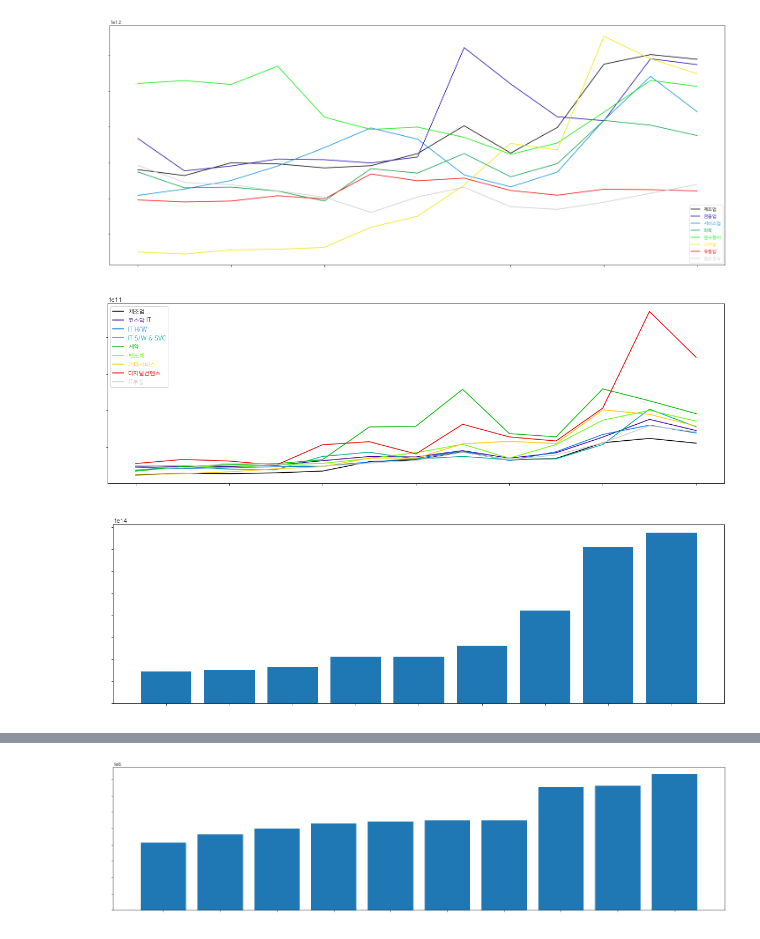
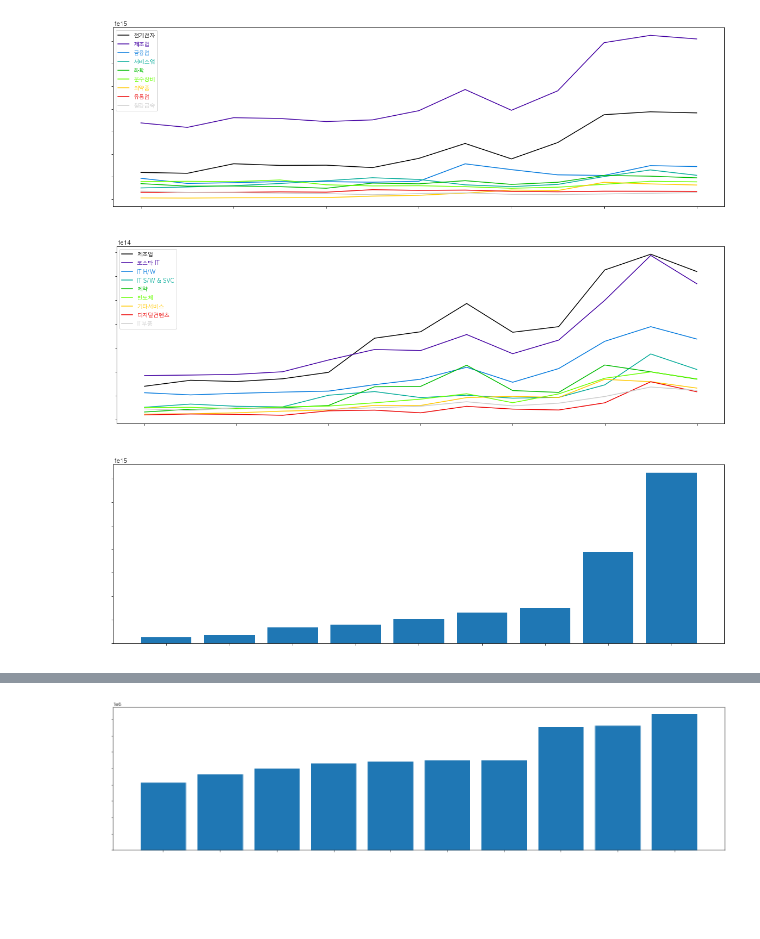
Before and after one commit to limetree06/dataScience, a Jupyter notebook: week3/stockMarket_analytics.ipynb, the cells around one changed output, grey strips where cells are left out. Saved outputs shown, nothing was run; the diff lists cells and outputs as text; code cells hidden in the pictures; blank space fills up the shorter version.

```diff
--- a/week3/stockMarket_analytics.ipynb
+++ b/week3/stockMarket_analytics.ipynb
@@ -20,36 +23,36 @@ KOSPI_tickers = ['1013', '1027', '1021', '1026', '1008', '1015', '1009', '1016',
 KOSDAQ_tickers = ['2012', '2015', '2024', '2026', '2027', '2029', '2031', '2037', '2041', '2042', '2043', '2056', '2058', '2062', '2063', '2065', '2066', '2067', '2068', '2070', '2072', '2074', '2075', '2077', '2151', '2152', '2153', '2154', '2155', '2156', '2157', '2158', '2159', '2160']
 
 ticker_list = KOSPI_tickers
 colormap = plt.cm.nipy_spectral
 colors = [colormap(i) for i in np.linspace(0, 1, len(ticker_list))]
 fig, ax1 = plt.subplots()
 
 KOSPI_list = pd.DataFrame()
 for index, ticker in enumerate(ticker_list):
     pdf = stock.get_index_portfolio_deposit_file(ticker)
 
     df = stock.get_index_ohlcv("20100501", "20220501", ticker, 'y')
     df = df[['상장시가총액']]
-    df[df.columns.name] = df[['상장시가총액']]/len(pdf)
+    df[df.columns.name] = df[['상장시가총액']]
     df = df.drop('상장시가총액', axis=1)
-    plt.rcParams["figure.figsize"] = (25,10)
+    plt.rcParams["figure.figsize"] = (20,6)
     plt.xticks(color='w')
     plt.yticks(color='w')
     ax1.plot(df.index.year, df[[df.columns.name]], label = df.columns.name, color = colors[index])
     KOSPI_list = pd.concat([KOSPI_list, df], axis = 1)
 
 #df = stock.get_index_ohlcv("20100501", "20220501", '1001', 'y')
 #ax2 = ax1.twinx()
 #ax2.plot(df.index.year , df[['시가']], color = 'red',linewidth = 2.0, linestyle = "--")
 
 
 ax1.legend(labelcolor='linecolor')
 plt.rcParams['font.family'] = 'AppleGothic'
 plt.xticks(color='w')
 plt.yticks(color='w')
 plt.show()
 # %% [output]
-[figure, old version]
+[figure, new version]
 # %%
 
 #KOSDAQ_tickers = ['2012', '2015', '2024', '2026', '2027', '2029', '2031', '2037', '2041', '2042', '2043', '2056', '2058', '2062', '2063', '2065', '2066', '2067', '2068', '2070', '2072', '2074', '2075', '2077', '2151', '2152', '2153', '2154', '2155', '2156', '2157', '2158', '2159', '2160']
@@ -66,7 +69,7 @@ for index, ticker in enumerate(ticker_list):
     pdf = stock.get_index_portfolio_deposit_file(ticker)
     df = stock.get_index_ohlcv("20100101", "20220228", ticker, 'y')
     df = df[['상장시가총액']]
-    df[df.columns.name] = df[['상장시가총액']] / len(pdf)
+    df[df.columns.name] = df[['상장시가총액']]
     df = df.drop('상장시가총액', axis=1)
     plt.xticks(color='w')
     plt.yticks(color='w')
@@ -84,10 +87,10 @@ plt.xticks(color='w')
 plt.yticks(color='w')
 plt.show()
 # %% [output]
-[figure, old version]
+[figure, new version]
 # %%
-#KOSPI = KOSPI_list.loc['2021-12-31'].sort_values()[-10:]
-KOSDAQ = KOSDAQ_list.loc['2022-12-31'].sort_values()[-10:]
+KOSPI = KOSPI_list.loc['2021-12-31'].sort_values()[-10:]
+#KOSDAQ = KOSDAQ_list.loc['2022-12-31'].sort_values()[-10:]
 plt.rcParams['font.family'] = 'AppleGothic'
 plt.rcParams["figure.figsize"] = (20,6)
 
@@ -96,12 +99,12 @@ plt.rcParams["figure.figsize"] = (20,6)
 #plt.bar(KOSPI.index.to_list(), KOSPI)
 #plt.show()
 
-plt.bar(KOSDAQ.index.to_list(), KOSDAQ)
+plt.bar(KOSPI.index.to_list(), KOSPI)
 plt.xticks(color='w')
 plt.yticks(color='w')
 plt.show()
 # %% [output]
-[figure, old version]
+[figure, new version]
 # %%
 krx = KrxReader()
 company_df = krx.listed_company()
```
Also changed, not shown: parts of 5 cells of this notebook, 2 other files.
